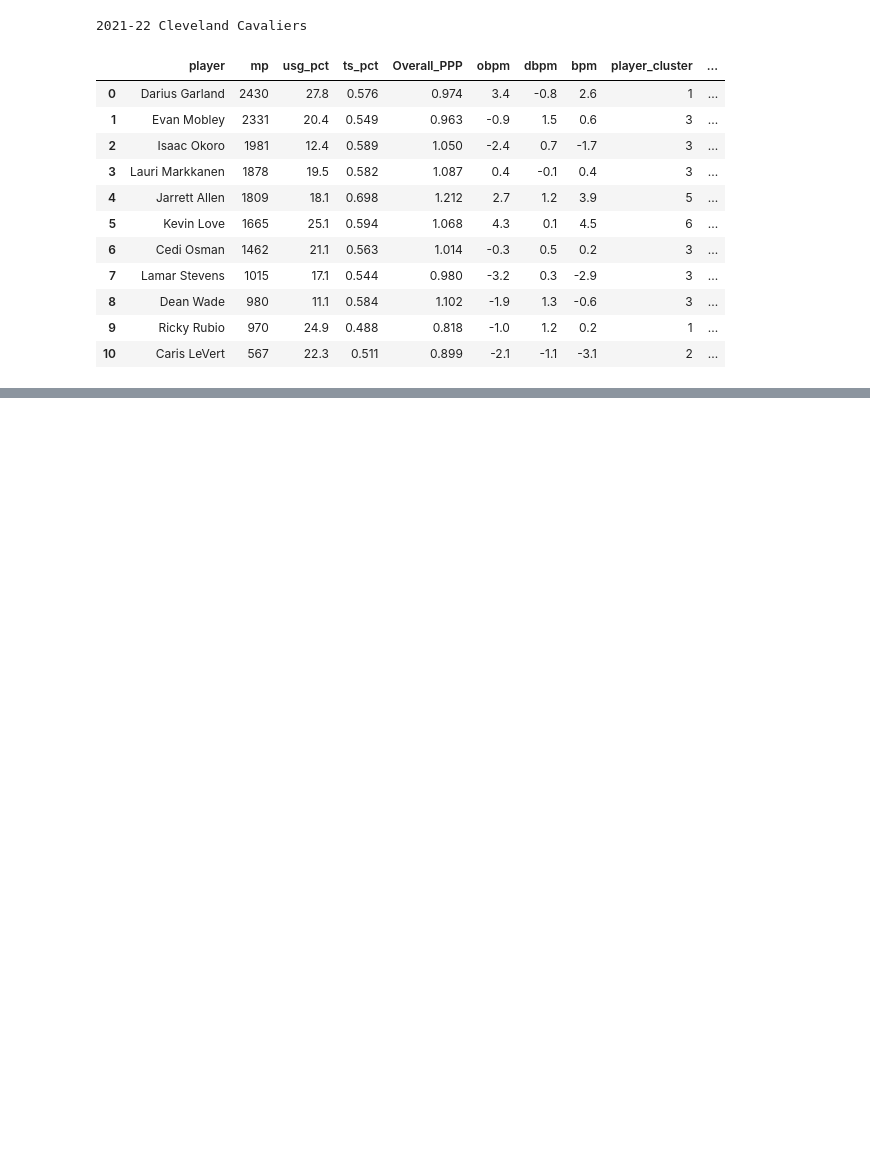
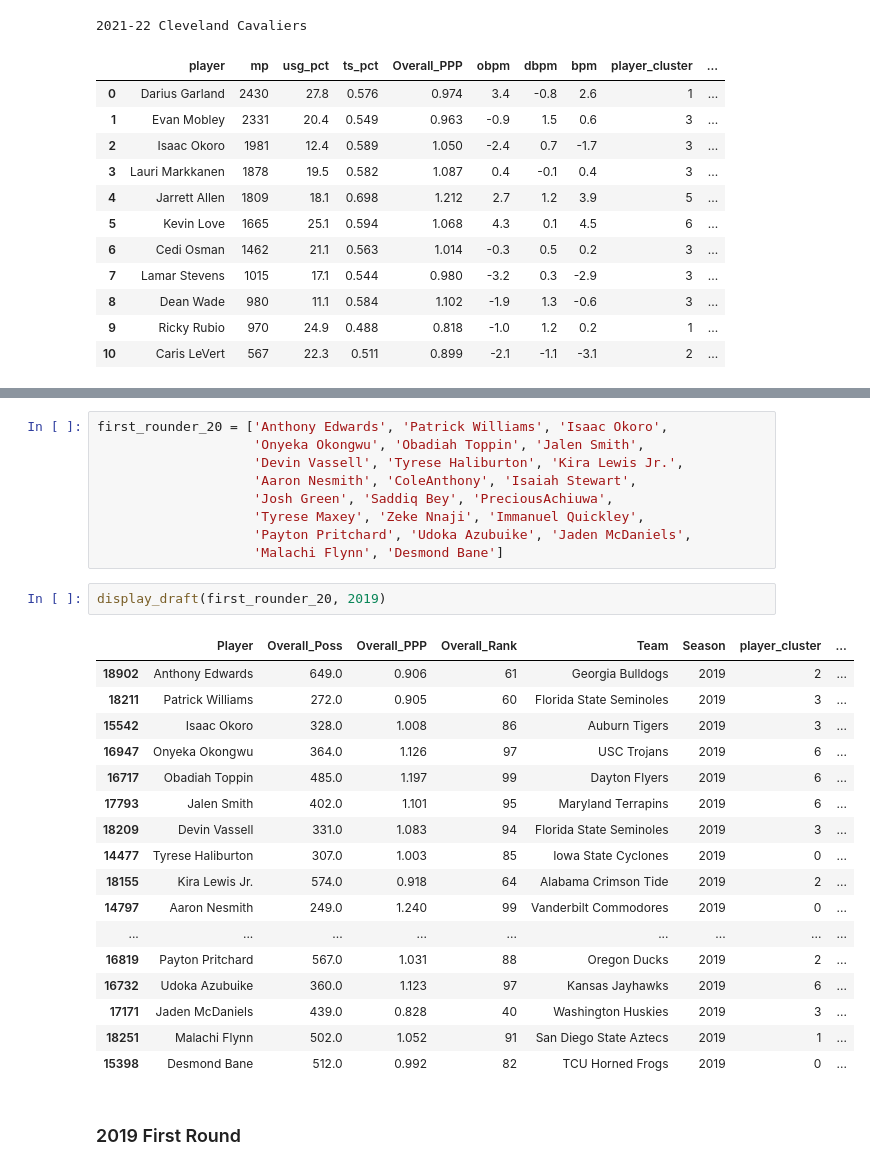
Before and after one commit to xulianrenzoku/synergy_clustering, a Jupyter notebook: nba_draft_22_materials.ipynb, the cells around one changed output, grey strips where cells are left out. Drawn from its saved outputs; the diff is of its cells as text; blank space fills up the shorter version.

```diff
--- a/nba_draft_22_materials.ipynb
+++ b/nba_draft_22_materials.ipynb
@@ -378,0 +499,31 @@ display_team_distribution('Cleveland Cavaliers')
+# %%
+first_rounder_20 = ['Anthony Edwards', 'Patrick Williams', 'Isaac Okoro',
+                    'Onyeka Okongwu', 'Obadiah Toppin', 'Jalen Smith',
+                    'Devin Vassell', 'Tyrese Haliburton', 'Kira Lewis Jr.',
+                    'Aaron Nesmith', 'ColeAnthony', 'Isaiah Stewart',
+                    'Josh Green', 'Saddiq Bey', 'PreciousAchiuwa',
+                    'Tyrese Maxey', 'Zeke Nnaji', 'Immanuel Quickley',
+                    'Payton Pritchard', 'Udoka Azubuike', 'Jaden McDaniels',
+                    'Malachi Flynn', 'Desmond Bane']
+# %%
+display_draft(first_rounder_20, 2019)
+# %% [output]
+|  | Player | Overall_Poss | Overall_PPP | Overall_Rank | Team | Season | player_cluster | ... |
+| 18902 | Anthony Edwards | 649.0 | 0.906 | 61 | Georgia Bulldogs | 2019 | 2 | ... |
+| 18211 | Patrick Williams | 272.0 | 0.905 | 60 | Florida State Seminoles | 2019 | 3 | ... |
+| 15542 | Isaac Okoro | 328.0 | 1.008 | 86 | Auburn Tigers | 2019 | 3 | ... |
+| 16947 | Onyeka Okongwu | 364.0 | 1.126 | 97 | USC Trojans | 2019 | 6 | ... |
+| 16717 | Obadiah Toppin | 485.0 | 1.197 | 99 | Dayton Flyers | 2019 | 6 | ... |
+| 17793 | Jalen Smith | 402.0 | 1.101 | 95 | Maryland Terrapins | 2019 | 6 | ... |
+| 18209 | Devin Vassell | 331.0 | 1.083 | 94 | Florida State Seminoles | 2019 | 3 | ... |
+| 14477 | Tyrese Haliburton | 307.0 | 1.003 | 85 | Iowa State Cyclones | 2019 | 0 | ... |
+| 18155 | Kira Lewis Jr. | 574.0 | 0.918 | 64 | Alabama Crimson Tide | 2019 | 2 | ... |
+| 14797 | Aaron Nesmith | 249.0 | 1.240 | 99 | Vanderbilt Commodores | 2019 | 0 | ... |
+| ... | ... | ... | ... | ... | ... | ... | ... | ... |
+| 16819 | Payton Pritchard | 567.0 | 1.031 | 88 | Oregon Ducks | 2019 | 2 | ... |
+| 16732 | Udoka Azubuike | 360.0 | 1.123 | 97 | Kansas Jayhawks | 2019 | 6 | ... |
+| 17171 | Jaden McDaniels | 439.0 | 0.828 | 40 | Washington Huskies | 2019 | 3 | ... |
+| 18251 | Malachi Flynn | 502.0 | 1.052 | 91 | San Diego State Aztecs | 2019 | 1 | ... |
+| 15398 | Desmond Bane | 512.0 | 0.992 | 82 | TCU Horned Frogs | 2019 | 0 | ... |
+# %% [markdown]
+### 2019 First Round
```
Also changed, not shown: parts of 25 cells of this notebook.
